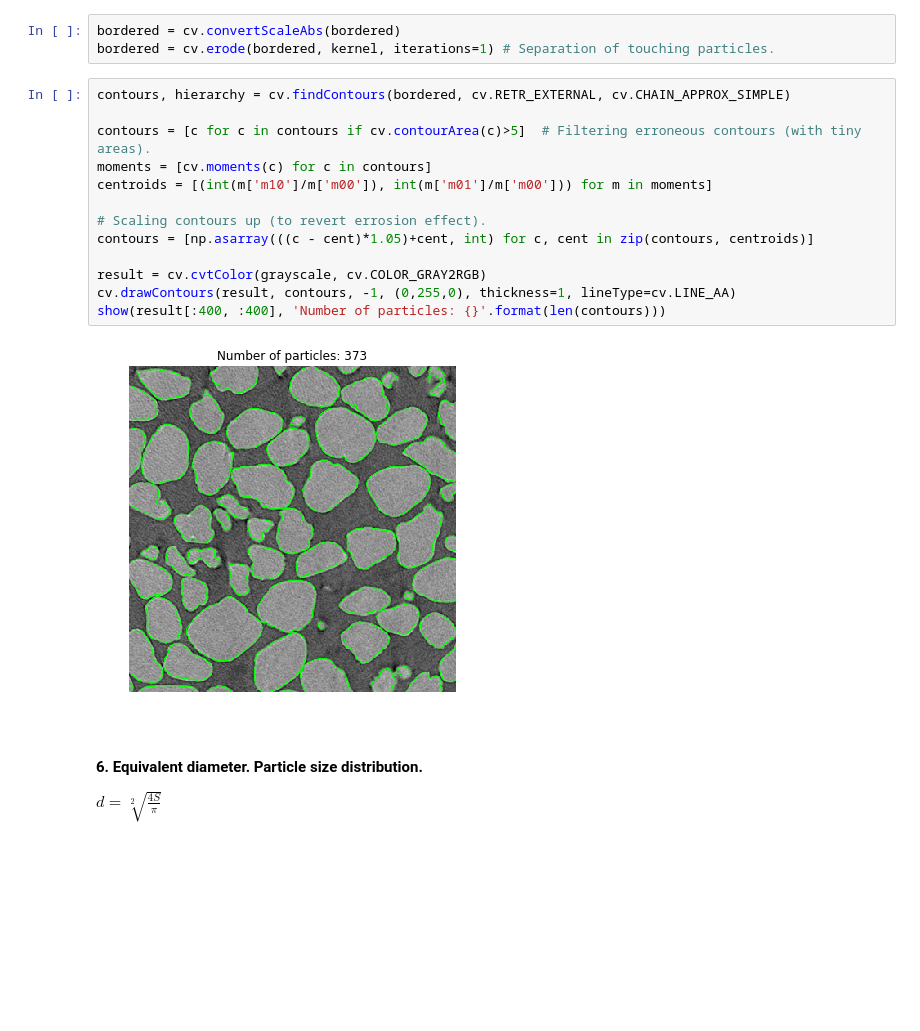
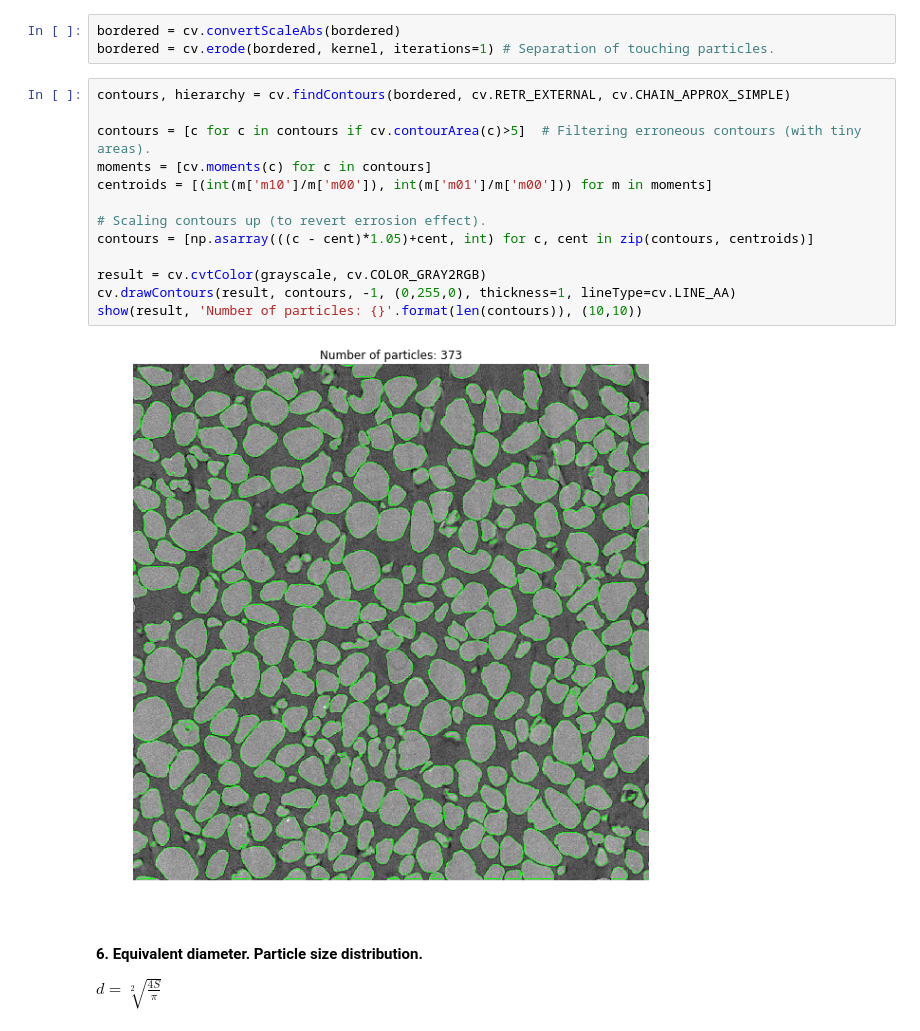
Before and after one commit to alelyya/slb, a Jupyter notebook: v1/v1.ipynb, the cells around one changed output. Drawn from its saved outputs; the diff is of its cells as text; blank space fills up the shorter version.

```diff
--- a/v1/v1.ipynb
+++ b/v1/v1.ipynb
@@ -100,18 +100,18 @@ bordered = cv.erode(bordered, kernel, iterations=1) # Separation of touching par
 # %%
 contours, hierarchy = cv.findContours(bordered, cv.RETR_EXTERNAL, cv.CHAIN_APPROX_SIMPLE)
 
 contours = [c for c in contours if cv.contourArea(c)>5]  # Filtering erroneous contours (with tiny areas).
 moments = [cv.moments(c) for c in contours]
 centroids = [(int(m['m10']/m['m00']), int(m['m01']/m['m00'])) for m in moments]
 
 # Scaling contours up (to revert errosion effect).
 contours = [np.asarray(((c - cent)*1.05)+cent, int) for c, cent in zip(contours, centroids)]
 
 result = cv.cvtColor(grayscale, cv.COLOR_GRAY2RGB)
 cv.drawContours(result, contours, -1, (0,255,0), thickness=1, lineType=cv.LINE_AA)
-show(result[:400, :400], 'Number of particles: {}'.format(len(contours)))
+show(result, 'Number of particles: {}'.format(len(contours)), (10,10))
 # %% [output]
-[figure, old version]
+[figure, new version]
 # %% [markdown]
 #### 6. Equivalent diameter. Particle size distribution.
 
```
Also changed, not shown: parts of 4 cells of this notebook, 2 other files.
